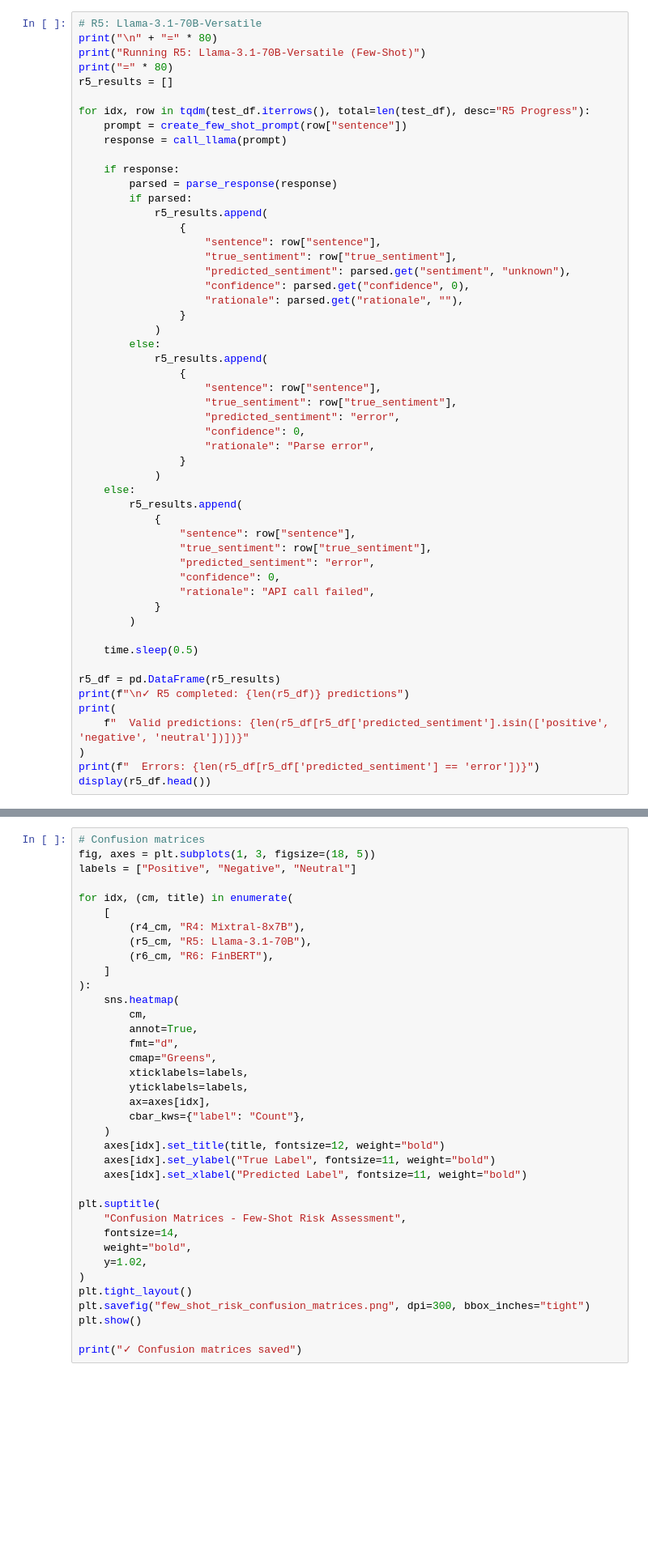
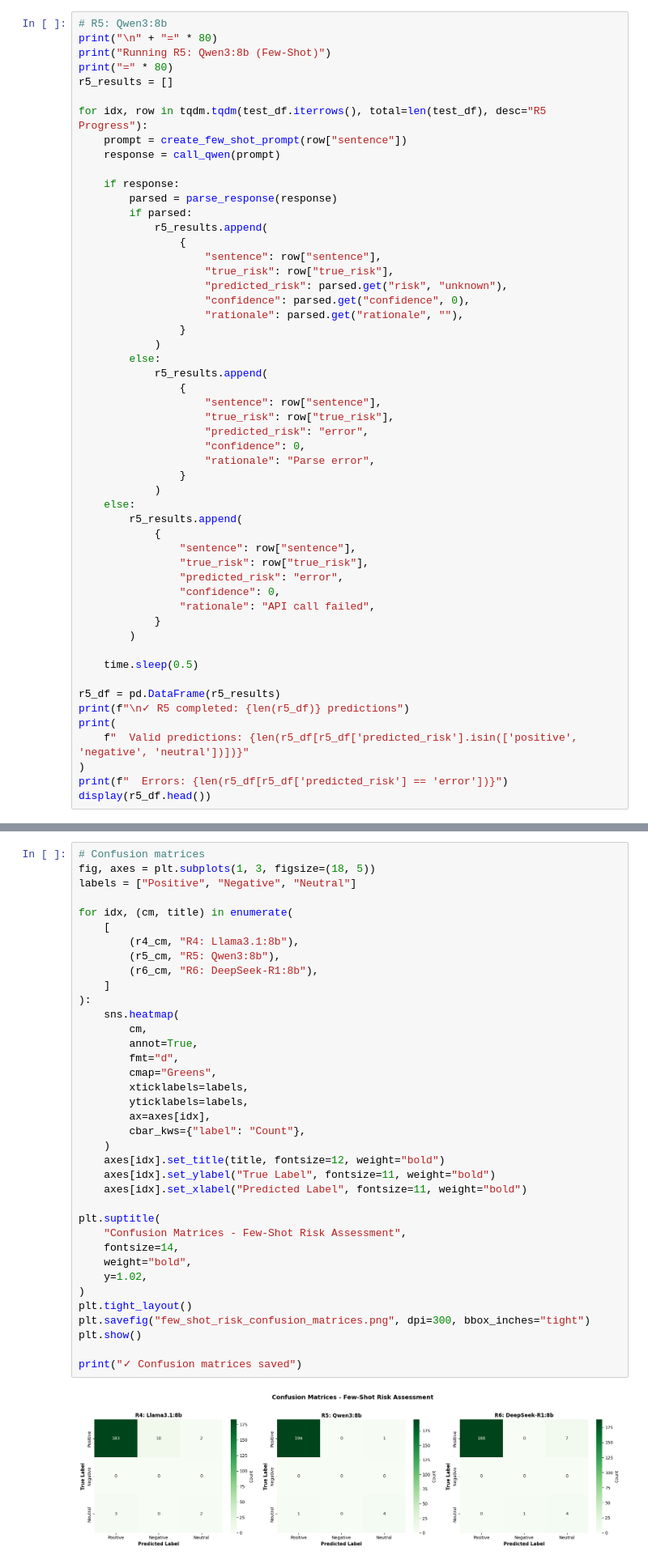
Before and after one commit to isidharthrai/Prompt_Engineering_for_Financial_Texts, a Jupyter notebook: Task2_Risk_Assessment/Few_Shot/R4_R5_R6_few_shot_risk.ipynb, the cells around one changed output, grey strips where cells are left out. Shown at 81% size. Saved outputs shown, nothing was run; the diff lists cells and outputs as text; blank space fills up the shorter version.

```diff
--- a/Task2_Risk_Assessment/Few_Shot/R4_R5_R6_few_shot_risk.ipynb
+++ b/Task2_Risk_Assessment/Few_Shot/R4_R5_R6_few_shot_risk.ipynb
@@ -380,13 +392,13 @@ display(r4_df.head())
 # %%
-# R5: Llama-3.1-70B-Versatile
+# R5: Qwen3:8b
 print("\n" + "=" * 80)
-print("Running R5: Llama-3.1-70B-Versatile (Few-Shot)")
+print("Running R5: Qwen3:8b (Few-Shot)")
 print("=" * 80)
 r5_results = []
 
-for idx, row in tqdm(test_df.iterrows(), total=len(test_df), desc="R5 Progress"):
+for idx, row in tqdm.tqdm(test_df.iterrows(), total=len(test_df), desc="R5 Progress"):
     prompt = create_few_shot_prompt(row["sentence"])
-    response = call_llama(prompt)
+    response = call_qwen(prompt)
 
     if response:
         parsed = parse_response(response)
@@ -394,8 +406,8 @@ for idx, row in tqdm(test_df.iterrows(), total=len(test_df), desc="R5 Progress")
             r5_results.append(
                 {
                     "sentence": row["sentence"],
-                    "true_sentiment": row["true_sentiment"],
-                    "predicted_sentiment": parsed.get("sentiment", "unknown"),
+                    "true_risk": row["true_risk"],
+                    "predicted_risk": parsed.get("risk", "unknown"),
                     "confidence": parsed.get("confidence", 0),
                     "rationale": parsed.get("rationale", ""),
                 }
@@ -404,8 +416,8 @@ for idx, row in tqdm(test_df.iterrows(), total=len(test_df), desc="R5 Progress")
             r5_results.append(
                 {
                     "sentence": row["sentence"],
-                    "true_sentiment": row["true_sentiment"],
-                    "predicted_sentiment": "error",
+                    "true_risk": row["true_risk"],
+                    "predicted_risk": "error",
                     "confidence": 0,
                     "rationale": "Parse error",
                 }
@@ -414,8 +426,8 @@ for idx, row in tqdm(test_df.iterrows(), total=len(test_df), desc="R5 Progress")
         r5_results.append(
             {
                 "sentence": row["sentence"],
-                "true_sentiment": row["true_sentiment"],
-                "predicted_sentiment": "error",
+                "true_risk": row["true_risk"],
+                "predicted_risk": "error",
                 "confidence": 0,
                 "rationale": "API call failed",
             }
@@ -426,7 +438,7 @@ for idx, row in tqdm(test_df.iterrows(), total=len(test_df), desc="R5 Progress")
 r5_df = pd.DataFrame(r5_results)
 print(f"\n✓ R5 completed: {len(r5_df)} predictions")
 print(
-    f"  Valid predictions: {len(r5_df[r5_df['predicted_sentiment'].isin(['positive', 'negative', 'neutral'])])}"
+    f"  Valid predictions: {len(r5_df[r5_df['predicted_risk'].isin(['positive', 'negative', 'neutral'])])}"
 )
-print(f"  Errors: {len(r5_df[r5_df['predicted_sentiment'] == 'error'])}")
+print(f"  Errors: {len(r5_df[r5_df['predicted_risk'] == 'error'])}")
 display(r5_df.head())
@@ -698,33 +765,35 @@ labels = ["Positive", "Negative", "Neutral"]
 
 for idx, (cm, title) in enumerate(
     [
-        (r4_cm, "R4: Mixtral-8x7B"),
-        (r5_cm, "R5: Llama-3.1-70B"),
-        (r6_cm, "R6: FinBERT"),
+        (r4_cm, "R4: Llama3.1:8b"),
+        (r5_cm, "R5: Qwen3:8b"),
+        (r6_cm, "R6: DeepSeek-R1:8b"),
     ]
 ):
     sns.heatmap(
         cm,
         annot=True,
         fmt="d",
         cmap="Greens",
         xticklabels=labels,
         yticklabels=labels,
         ax=axes[idx],
         cbar_kws={"label": "Count"},
     )
     axes[idx].set_title(title, fontsize=12, weight="bold")
     axes[idx].set_ylabel("True Label", fontsize=11, weight="bold")
     axes[idx].set_xlabel("Predicted Label", fontsize=11, weight="bold")
 
 plt.suptitle(
     "Confusion Matrices - Few-Shot Risk Assessment",
     fontsize=14,
     weight="bold",
     y=1.02,
 )
 plt.tight_layout()
 plt.savefig("few_shot_risk_confusion_matrices.png", dpi=300, bbox_inches="tight")
 plt.show()
 
 print("✓ Confusion matrices saved")
+# %% [output]
+[figure, added]
```
Also changed, not shown: parts of 25 cells of this notebook, 37 other files.
